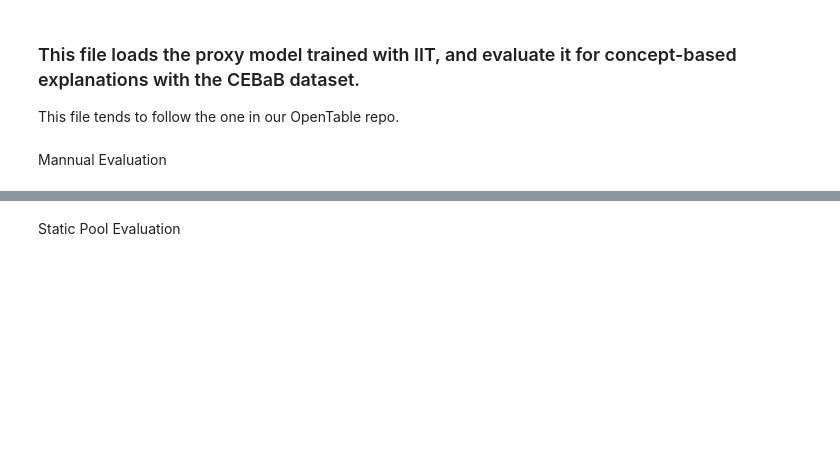
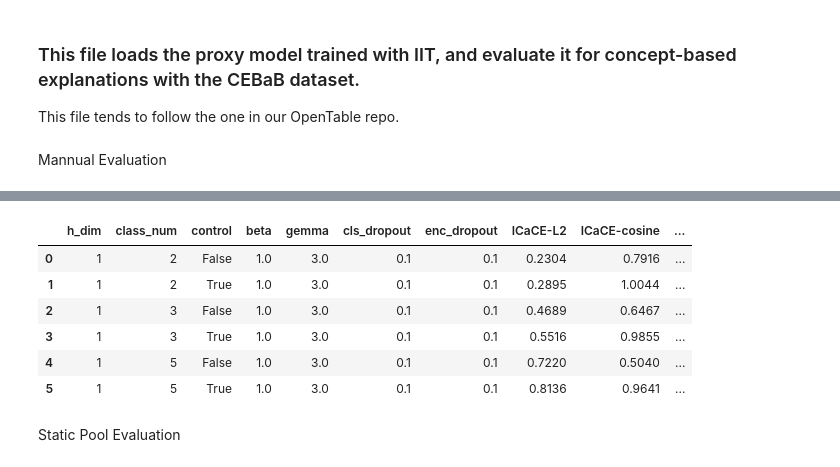
Before and after one commit to frankaging/Causal-Proxy-Model, a Jupyter notebook: Proxy_evaluation.ipynb, the cells around one changed output, grey strips where cells are left out. Cells and saved outputs as stored; diff of their text form; code cells hidden in the pictures; blank space fills up the shorter version.

```diff
--- a/Proxy_evaluation.ipynb
+++ b/Proxy_evaluation.ipynb
@@ -479,9 +479,15 @@ def cebab_pipeline(
 Mannual Evaluation
 # %%
 grid = {
+    "h_dim": [1],
     "class_num": [2, 3, 5],
-    "control": [False, True]
+    "control": [False, True],
+    "beta" : [1.0],
+    "gemma" : [3.0],
+    "cls_dropout" : [0.0],
+    "enc_dropout" : [0.0],
 }
+
 keys, values = zip(*grid.items())
 permutations_dicts = [dict(zip(keys, v)) for v in itertools.product(*values)]
 # %%
@@ -490,9 +496,9 @@ for i in range(len(permutations_dicts)):
 
     seed=42
     class_num=permutations_dicts[i]["class_num"]
-    beta=0.0
-    gemma=0.0
-    h_dim=192
+    beta=permutations_dicts[i]["beta"]
+    gemma=permutations_dicts[i]["gemma"]
+    h_dim=permutations_dicts[i]["h_dim"]
     dataset_type = f'{class_num}-way'
     correction_epsilon=None
     cls_dropout=0.1
@@ -597,3 +607,26 @@ results
+# %%
+important_keys = list(grid.keys())
+values = []
+for k, v in results.items():
+    _values = []
+    for ik in important_keys:
+        _values.append(dict(k)[ik])
+    _values.append(v[2]["ICaCE-L2"].iloc[0])
+    _values.append(v[2]["ICaCE-cosine"].iloc[0])
+    _values.append(v[2]["ICaCE-normdiff"].iloc[0])
+    _values.append(v[-1].iloc[0][0])
+    values.append(_values)
+important_keys.extend(["ICaCE-L2", "ICaCE-cosine", "ICaCE-normdiff", "macro-f1"])
+df = pd.DataFrame(values, columns=important_keys)
+df.sort_values(by=['class_num'], ascending=True)
+# %% [output]
+|  | h_dim | class_num | control | beta | gemma | cls_dropout | enc_dropout | ICaCE-L2 | ICaCE-cosine | ... |
+| 0 | 1 | 2 | False | 1.0 | 3.0 | 0.1 | 0.1 | 0.2304 | 0.7916 | ... |
+| 1 | 1 | 2 | True | 1.0 | 3.0 | 0.1 | 0.1 | 0.2895 | 1.0044 | ... |
+| 2 | 1 | 3 | False | 1.0 | 3.0 | 0.1 | 0.1 | 0.4689 | 0.6467 | ... |
+| 3 | 1 | 3 | True | 1.0 | 3.0 | 0.1 | 0.1 | 0.5516 | 0.9855 | ... |
+| 4 | 1 | 5 | False | 1.0 | 3.0 | 0.1 | 0.1 | 0.7220 | 0.5040 | ... |
+| 5 | 1 | 5 | True | 1.0 | 3.0 | 0.1 | 0.1 | 0.8136 | 0.9641 | ... |
 # %% [markdown]
 Static Pool Evaluation
 # %%
```
Also changed, not shown: parts of 2 cells of this notebook, 1 other file.
